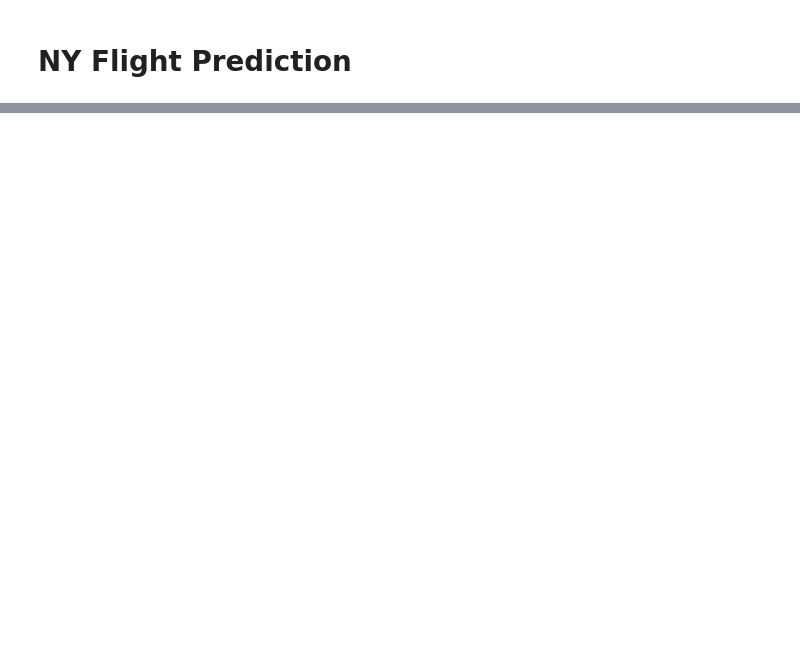
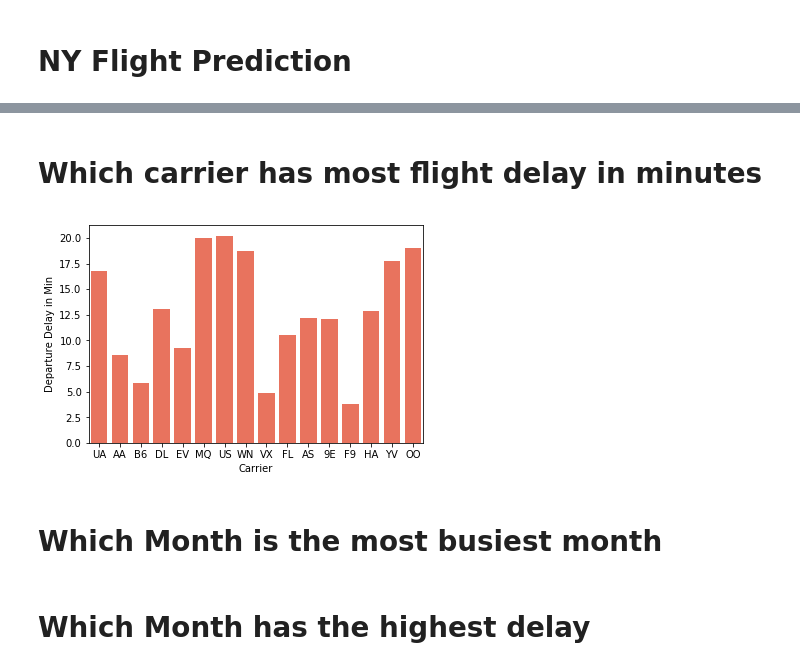
Before and after one commit to Shafin-Thiyam/Data_Science, a Jupyter notebook: 2_NYC-Flight_data/NYF_Exploration.ipynb, the cells around one changed output, grey strips where cells are left out. Saved outputs shown, nothing was run; the diff lists cells and outputs as text; code cells hidden in the pictures; blank space fills up the shorter version.

```diff
--- a/2_NYC-Flight_data/NYF_Exploration.ipynb
+++ b/2_NYC-Flight_data/NYF_Exploration.ipynb
@@ -208,0 +390,18 @@ NYF_data.info()
+# %%
+NYF_data['Month']=NYF_data.Travel_Date.dt.month
+# %% [markdown]
+# Which carrier has most flight delay in minutes
+# %%
+bycarrierdept=NYF_data.groupby('carrier',as_index=False)
+# %%
+Dep_dly_mean=bycarrierdept['dep_delay'].mean()
+# %%
+Carriers=NYF_data.carrier.unique()
+# %%
+ax=sns.barplot(Carriers,Dep_dly_mean['dep_delay'],color='#FF6347',data=Dep_dly_mean)
+ax.set(xlabel='Carrier', ylabel='Departure Delay in Min')
+plt.show()
+# %% [output]
+[figure, added]
+# %% [markdown]
+# Which Month is the most busiest month
@@ -208,0 +410,2 @@ NYF_data.info()
+# %% [markdown]
+# Which Month has the highest delay
```
Also changed, not shown: parts of 64 cells of this notebook, 4 other files.
